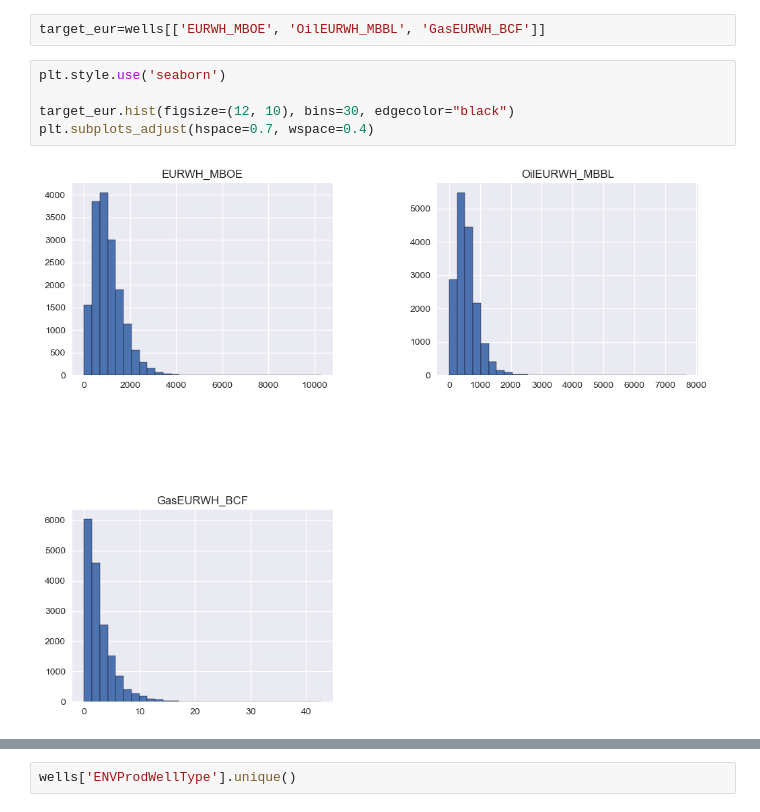
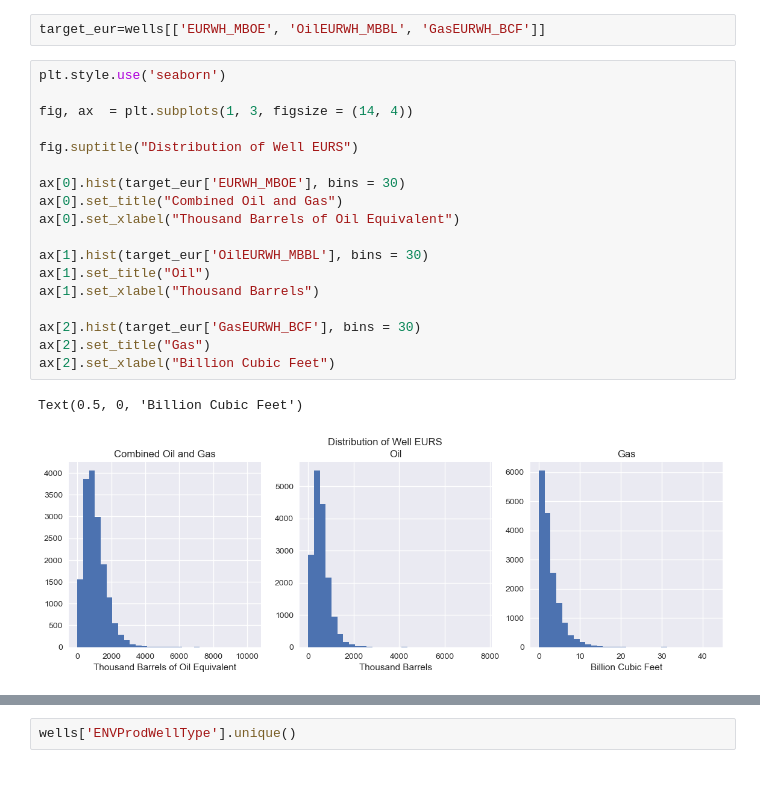
Before and after one commit to abbastshaikh/COMP-540-Project, a Jupyter notebook: code/filtered_data_exploration.ipynb, the cells around one changed output, grey strips where cells are left out. Cells and saved outputs as stored; diff of their text form; blank space fills up the shorter version.

```diff
--- a/code/filtered_data_exploration.ipynb
+++ b/code/filtered_data_exploration.ipynb
@@ -36,10 +36,24 @@ plt.subplots_adjust(hspace=0.7, wspace=0.4)
 ### Target Variable - Ultimate Hydrocarbon Recovery - Oil, Gas and Combined Oil/Gas
 # %%
 target_eur=wells[['EURWH_MBOE', 'OilEURWH_MBBL', 'GasEURWH_BCF']]
-# %%
-plt.style.use('seaborn')
-
-target_eur.hist(figsize=(12, 10), bins=30, edgecolor="black")
-plt.subplots_adjust(hspace=0.7, wspace=0.4)
-# %% [output]
-[figure, removed]
+# %%
+plt.style.use('seaborn')
+
+fig, ax  = plt.subplots(1, 3, figsize = (14, 4))
+
+fig.suptitle("Distribution of Well EURS")
+
+ax[0].hist(target_eur['EURWH_MBOE'], bins = 30)
+ax[0].set_title("Combined Oil and Gas")
+ax[0].set_xlabel("Thousand Barrels of Oil Equivalent")
+
+ax[1].hist(target_eur['OilEURWH_MBBL'], bins = 30)
+ax[1].set_title("Oil")
+ax[1].set_xlabel("Thousand Barrels")
+
+ax[2].hist(target_eur['GasEURWH_BCF'], bins = 30)
+ax[2].set_title("Gas")
+ax[2].set_xlabel("Billion Cubic Feet")
+# %% [output]
+Text(0.5, 0, 'Billion Cubic Feet')
+[figure, added]
```
Also changed, not shown: parts of 3 cells of this notebook, 10 other files.
